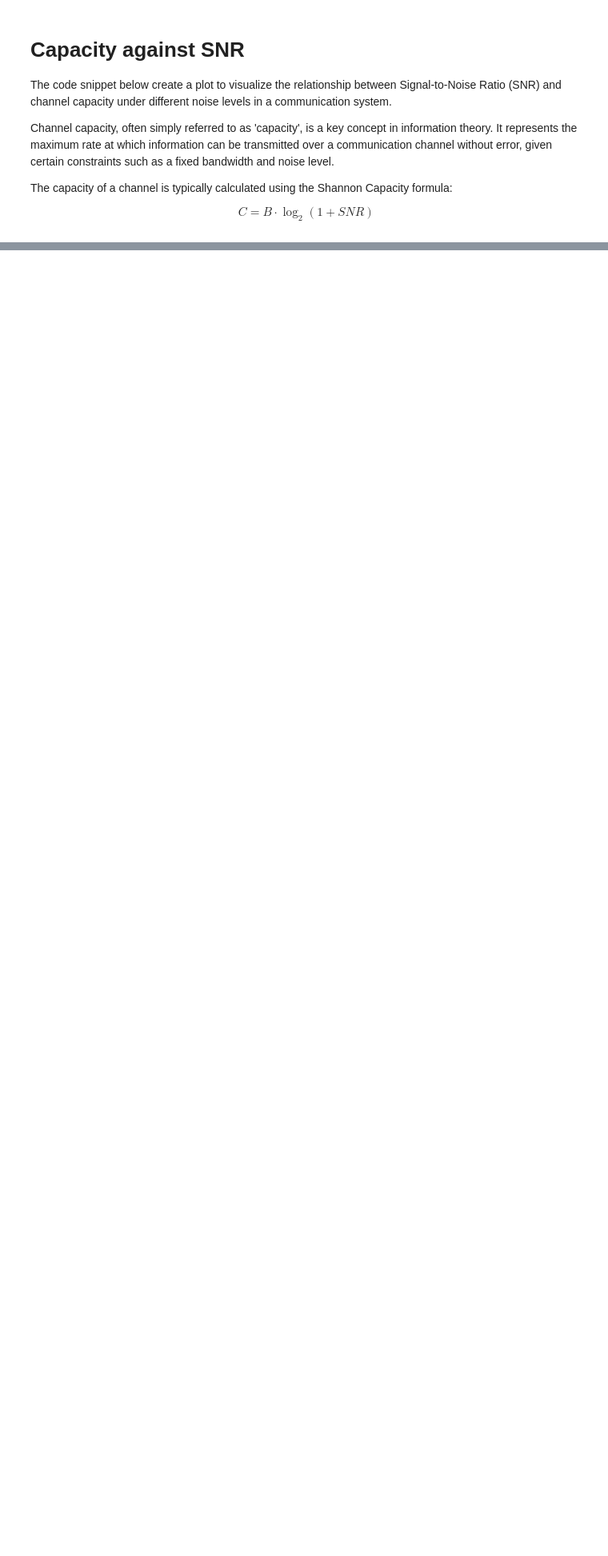
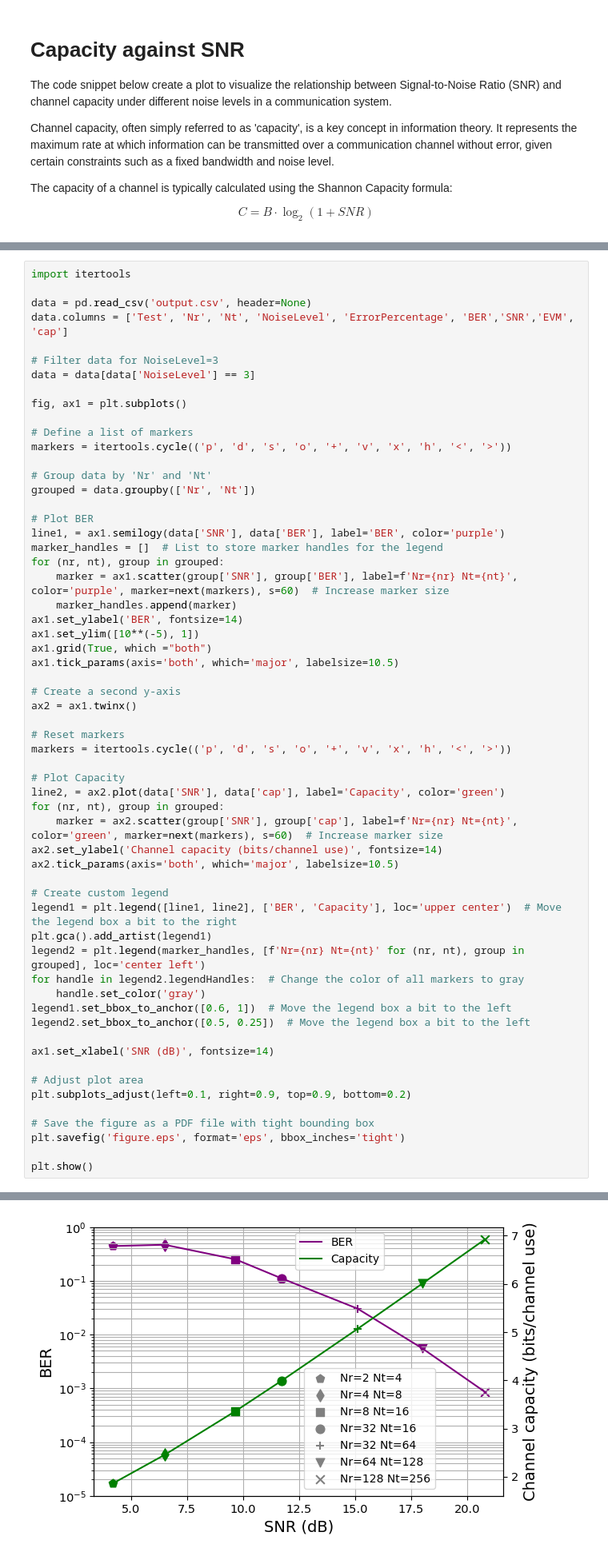
Before and after one commit to lasseufpa/cMIMO, a Jupyter notebook: analyzer.ipynb, the cells around one changed output, grey strips where cells are left out. Shown at 80% size. Saved outputs shown, nothing was run; the diff lists cells and outputs as text; blank space fills up the shorter version.

```diff
--- a/analyzer.ipynb
+++ b/analyzer.ipynb
@@ -184,3 +184,63 @@ plt.subplots_adjust(left=0, right=1, top=1, bottom=0)
 plt.show()
 # %% [output]
 [figure]
+# %%
+import itertools
+
+data = pd.read_csv('output.csv', header=None)
+data.columns = ['Test', 'Nr', 'Nt', 'NoiseLevel', 'ErrorPercentage', 'BER','SNR','EVM', 'cap']
+
+# Filter data for NoiseLevel=3
+data = data[data['NoiseLevel'] == 3]
+
+fig, ax1 = plt.subplots()
+
+# Define a list of markers
+markers = itertools.cycle(('p', 'd', 's', 'o', '+', 'v', 'x', 'h', '<', '>'))
+
+# Group data by 'Nr' and 'Nt'
+grouped = data.groupby(['Nr', 'Nt'])
+
+# Plot BER
+line1, = ax1.semilogy(data['SNR'], data['BER'], label='BER', color='purple')
+marker_handles = []  # List to store marker handles for the legend
+for (nr, nt), group in grouped:
+    marker = ax1.scatter(group['SNR'], group['BER'], label=f'Nr={nr} Nt={nt}', color='purple', marker=next(markers), s=60)  # Increase marker size
+    marker_handles.append(marker)
+ax1.set_ylabel('BER', fontsize=14)
+ax1.set_ylim([10**(-5), 1])
+ax1.grid(True, which ="both")
+ax1.tick_params(axis='both', which='major', labelsize=10.5)
+
+# Create a second y-axis
+ax2 = ax1.twinx()
+
+# Reset markers
+markers = itertools.cycle(('p', 'd', 's', 'o', '+', 'v', 'x', 'h', '<', '>'))
+
+# Plot Capacity
+line2, = ax2.plot(data['SNR'], data['cap'], label='Capacity', color='green')
+for (nr, nt), group in grouped:
+    marker = ax2.scatter(group['SNR'], group['cap'], label=f'Nr={nr} Nt={nt}', color='green', marker=next(markers), s=60)  # Increase marker size
+ax2.set_ylabel('Channel capacity (bits/channel use)', fontsize=14)
+ax2.tick_params(axis='both', which='major', labelsize=10.5)
+
+# Create custom legend
+legend1 = plt.legend([line1, line2], ['BER', 'Capacity'], loc='upper center')  # Move the legend box a bit to the right
+plt.gca().add_artist(legend1)
+legend2 = plt.legend(marker_handles, [f'Nr={nr} Nt={nt}' for (nr, nt), group in grouped], loc='center left')
+for handle in legend2.legendHandles:  # Change the color of all markers to gray
+    handle.set_color('gray')
+legend1.set_bbox_to_anchor([0.6, 1])  # Move the legend box a bit to the left
+legend2.set_bbox_to_anchor([0.5, 0.25])  # Move the legend box a bit to the left
+
+ax1.set_xlabel('SNR (dB)', fontsize=14)
+
+# Adjust plot area
+plt.subplots_adjust(left=0.1, right=0.9, top=0.9, bottom=0.2)
+
+# Save the figure as a PDF file with tight bounding box
+plt.savefig('figure.eps', format='eps', bbox_inches='tight')
+
+plt.show()
+# %% [output]
@@ -187,3 +248,4 @@ plt.show()
+[figure, added]
 # %%
 import itertools
 
```
Also changed, not shown: parts of 3 cells of this notebook.
